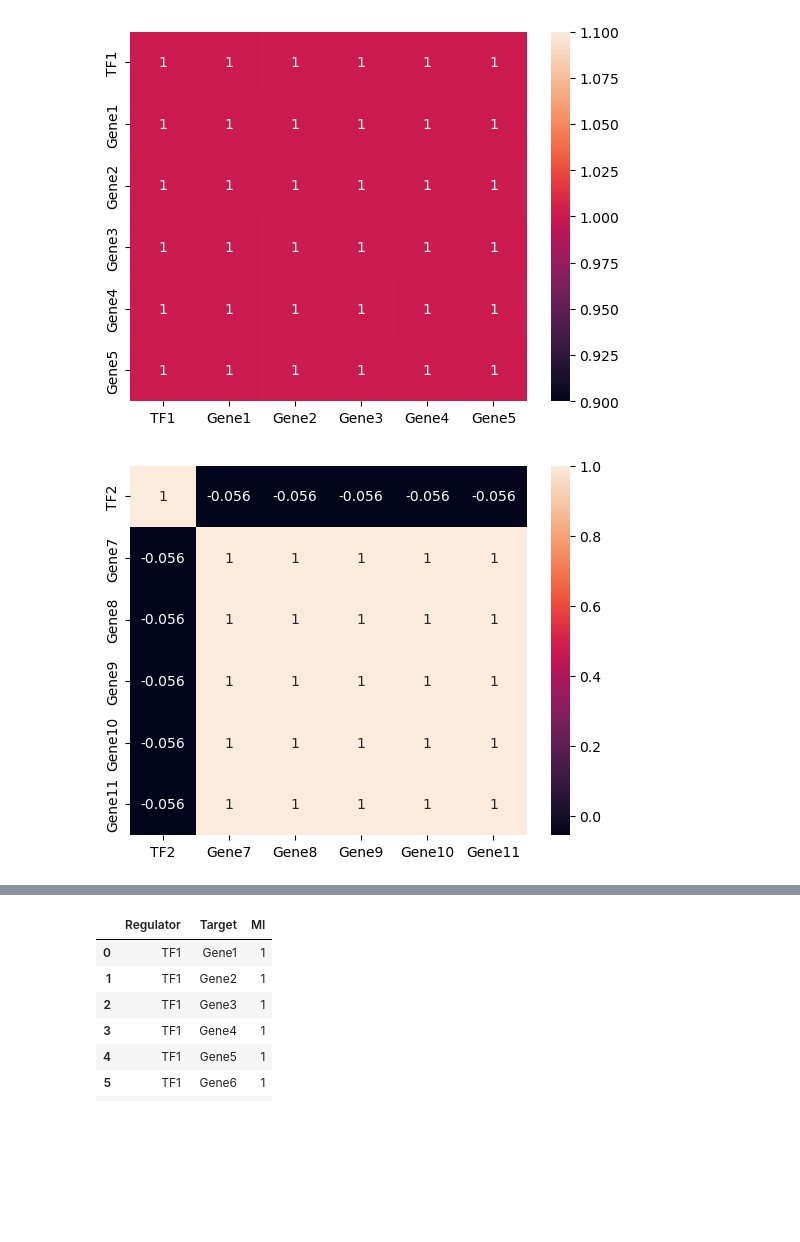
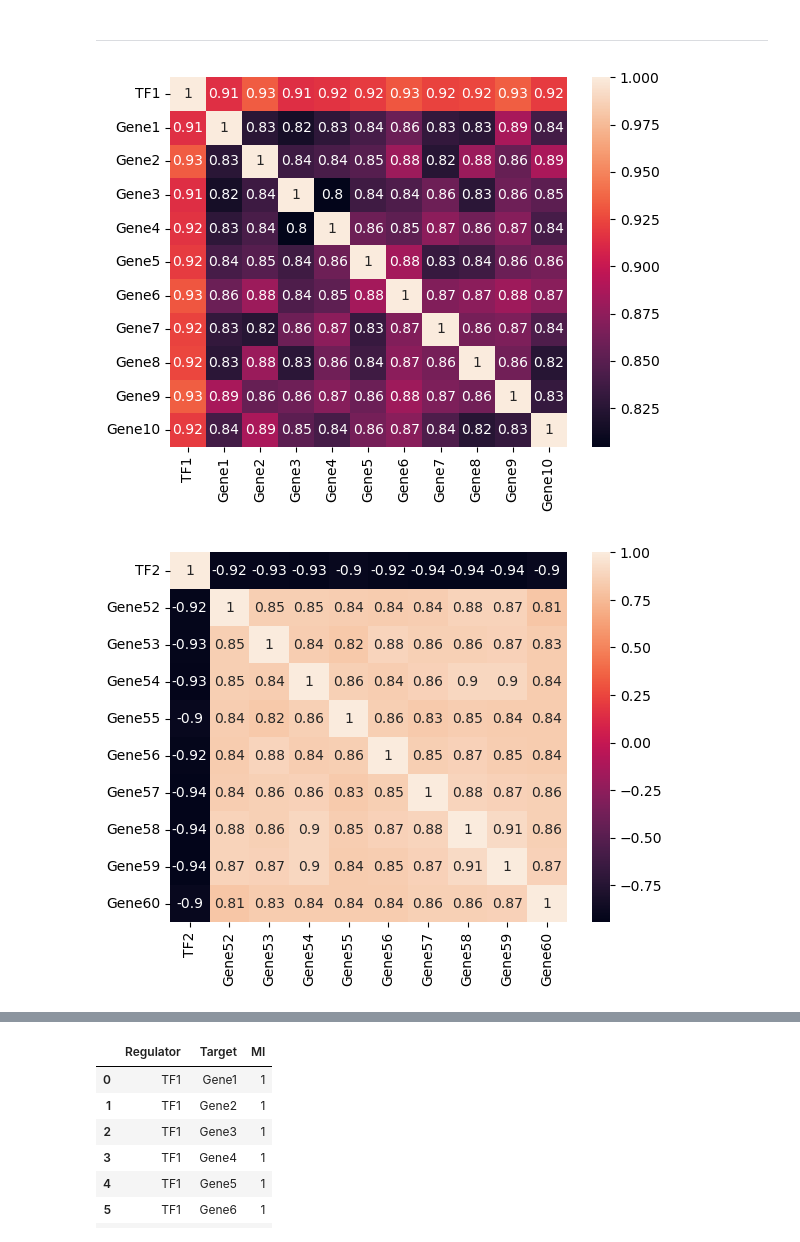
Before and after one commit to KisanThapa/SimulatedSingleCellData, a Jupyter notebook: Simulated.ipynb, the cells around one changed output, grey strips where cells are left out. Drawn from its saved outputs; the diff is of its cells as text; code cells hidden in the pictures; blank space fills up the shorter version.

```diff
--- a/Simulated.ipynb
+++ b/Simulated.ipynb
@@ -60,7 +53,7 @@ df.head(12)
 # %%
 # Update the values of index TF1 to random values between 0 and 100
-df.loc["TF1"] = np.random.randint(0, 100, cells)
-df.loc["TF2"] = np.random.randint(0, 100, cells)
-df.head(12)
+df.loc["TF1"] = np.random.randint(tf_range[0], tf_range[1], cells)
+df.loc["TF2"] = np.random.randint(tf_range[0], tf_range[1], cells)
+df.head()
 # %% [output]
 |  | Cell0 | Cell1 | Cell2 | Cell3 | Cell4 | Cell5 | Cell6 | Cell7 | Cell8 | Cell9 | ... | ... |
@@ -80,8 +66,9 @@ df.head(12)
 # %%
+# Gene1 to Gene50 are positively correlated with TF1
 for i in range(1, genes // 2):
-    df.loc[f"Gene{i}"] = df.loc["TF1"] + np.random.rand() * 10
+    df.loc[f"Gene{i}"] = df.loc["TF1"] * noise + np.random.rand(cells) * deviation
 print(df.shape)
-df.head(12)
+df.head(10)
 # %% [output]
 (102, 100)
 |  | Cell0 | Cell1 | Cell2 | Cell3 | Cell4 | Cell5 | Cell6 | Cell7 | Cell8 | Cell9 | ... | ... |
@@ -101,7 +86,8 @@ df.head(12)
 # %%
-for i in range(genes // 2 + 1, genes):
-    df.loc[f"Gene{i}"] = 100 - df.loc["TF2"] + np.random.rand() * 10
-
-df.head(12)
+# Gene52 to Gene102 are negatively correlated with TF2
+max_value = df.loc["TF2"].max()
+for i in range(genes // 2, genes):
+    df.loc[f"Gene{i}"] = max_value - df.loc["TF2"] * noise + np.random.rand(cells) * deviation
+df.iloc[50:60]
 # %% [output]
 |  | Cell0 | Cell1 | Cell2 | Cell3 | Cell4 | Cell5 | Cell6 | Cell7 | Cell8 | Cell9 | ... | ... |
@@ -121,20 +105,52 @@ df.head(12)
 # %%
 df.to_csv(sim_data_file, index=True, header=True, sep="\t")
+# %% [markdown]
+---
 # %%
-# Check correlation between TF1 and Gene1 to Gene5 also draw correlation plot
-import seaborn as sns
-import matplotlib.pyplot as plt
-
-sns.heatmap(df.loc[["TF1", "Gene1", "Gene2", "Gene3", "Gene4", "Gene5"]].T.corr(), annot=True)
+# Check correlation between TF1 and Gene1 to Gene15 also draw correlation plot
+sns.heatmap(
+    df.loc[
+        [
+            "TF1",
+            "Gene1",
+            "Gene2",
+            "Gene3",
+            "Gene4",
+            "Gene5",
+            "Gene6",
+            "Gene7",
+            "Gene8",
+            "Gene9",
+            "Gene10"
+        ]
+    ].T.corr(),
+    annot=True,
+)
 plt.show()
 # %% [output]
-[figure, old version]
+[figure, new version]
 # %%
-# Check correlation between TF2 and Gene7 to Gene11 also draw correlation plot
-sns.heatmap(df.loc[["TF2", "Gene7", "Gene8", "Gene9", "Gene10", "Gene11"]].T.corr(), annot=True)
+# Check correlation between TF2 and Gene52 to Gene58 also draw correlation plot. Because Gene52 to Gene102 are negatively correlated with TF2
+sns.heatmap(
+    df.loc[
+        [
+            "TF2",
+            "Gene52",
+            "Gene53",
+            "Gene54",
+            "Gene55",
+            "Gene56",
+            "Gene57",
+            "Gene58",
+            "Gene59",
+            "Gene60",
+        ]
+    ].T.corr(),
+    annot=True,
+)
 plt.show()
 # %% [output]
-[figure, old version]
+[figure, new version]
 # %%
 # Check correlation between TF1 and Gene2 and heatmap
 sns.heatmap(df.loc[["TF1", "Gene2"]].T.corr(), annot=True)
```
Also changed, not shown: parts of 15 cells of this notebook, 1 other file.
